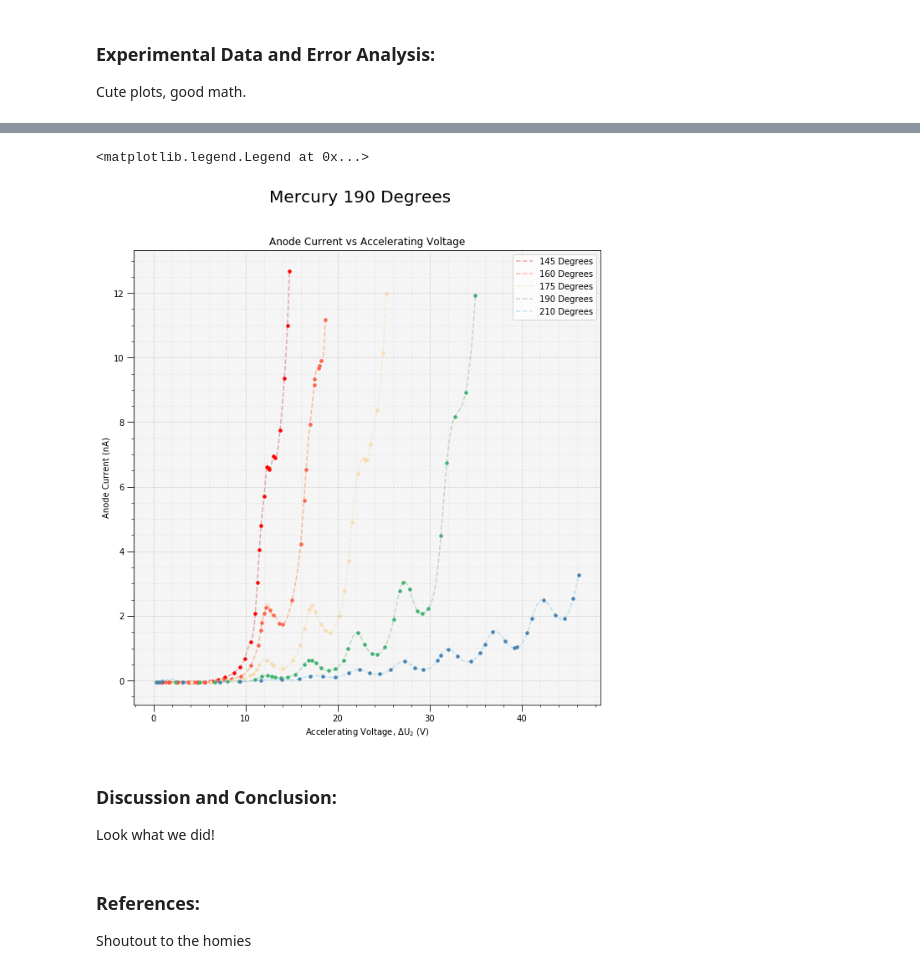
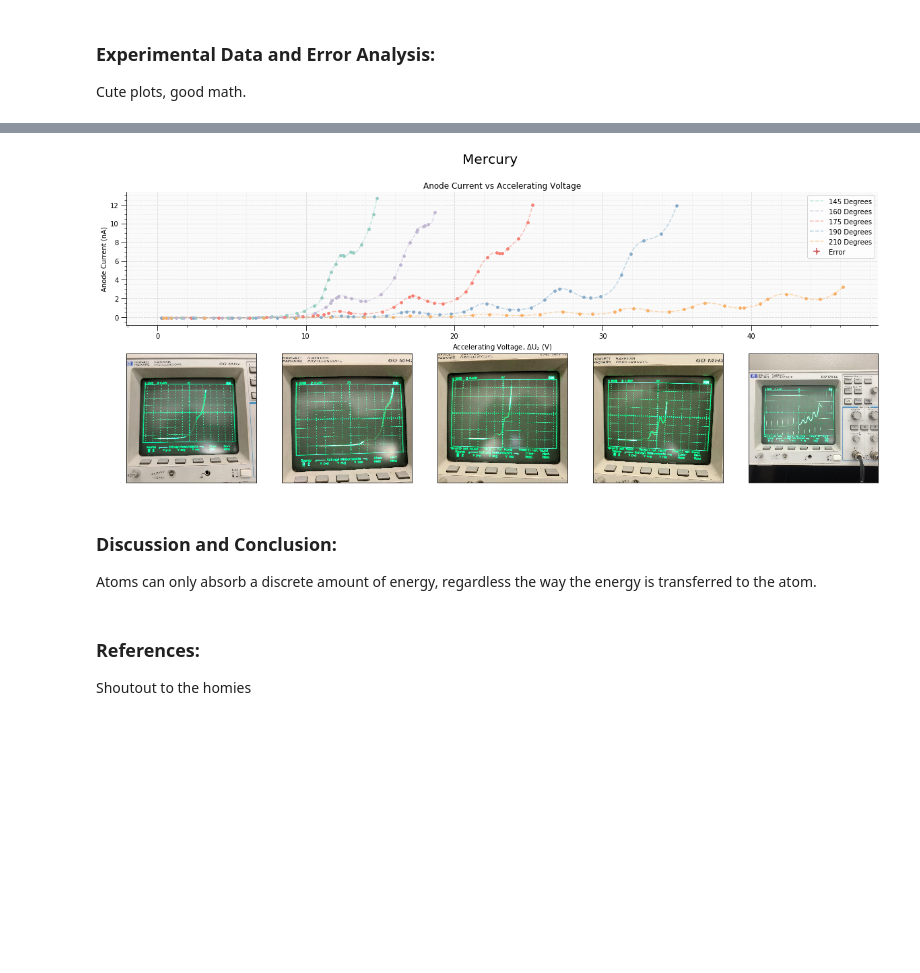
Before and after one commit to devincunningham/In-Rainbows, a Jupyter notebook: Solid State Lab/Franck Hertz Experiment.ipynb, the cells around one changed output, grey strips where cells are left out. Saved outputs shown, nothing was run; the diff lists cells and outputs as text; code cells hidden in the pictures; blank space fills up the shorter version.

```diff
--- a/Solid State Lab/Franck Hertz Experiment.ipynb
+++ b/Solid State Lab/Franck Hertz Experiment.ipynb
@@ -282,42 +121,66 @@ ax.set_yticklabels([])
 # %%
-height_ratios = [10]
-width_ratios = [10]
+height_ratios = [4, 4]
+width_ratios = [4,4,4,4,4]
 wspace = 0
 hspace = 0
 
 fig = plt.figure(figsize=(sum(width_ratios) + wspace * (len(width_ratios) - 1),
                           sum(height_ratios) + hspace * (len(height_ratios) - 1)))
 gs = gridspec.GridSpec(len(height_ratios), len(width_ratios), height_ratios=height_ratios, width_ratios=width_ratios)
-fig.suptitle('Mercury 190 Degrees', fontsize=20)
+fig.suptitle('Mercury', fontsize=20)
 
-ax = fig.add_subplot(gs[0, 0])
-ax.scatter(V_a_145, I_145, marker='o', s=12, c = 'red')
-ax.scatter(V_a_160, I_160, marker='o', s=12, c = 'tomato')
-ax.scatter(V_a_175, I_175, marker='o', s=12, c = 'wheat')
-ax.scatter(V_a_190, I_190, marker='o', s=12, c = 'mediumseagreen')
-ax.scatter(V_a_210, I_210, marker='o', s=12, c = 'steelblue')
-plt.plot(xs_145, ys_145, '--', c='indianred', alpha = .5, zorder=0, label='145 Degrees')
-plt.plot(xs_160, ys_160, '--', c='coral', alpha = .5, zorder=0, label='160 Degrees')
-plt.plot(xs_175, ys_175, '--', c='wheat', alpha = .5, zorder=0, label='175 Degrees')
-plt.plot(xs_190, ys_190, '--', c='darkseagreen', alpha = .5, zorder=0, label='190 Degrees')
-plt.plot(xs_210, ys_210, '--', c='skyblue', alpha = .5, zorder=0, label='210 Degrees')
+ax = fig.add_subplot(gs[0, :])
+ax.scatter(V_a_145, I_145, marker='o', s=12, c = colors[0])
+ax.scatter(V_a_160, I_160, marker='o', s=12, c = colors[1])
+ax.scatter(V_a_175, I_175, marker='o', s=12, c = colors[2])
+ax.scatter(V_a_190, I_190, marker='o', s=12, c = colors[3])
+ax.scatter(V_a_210, I_210, marker='o', s=12, c = colors[4])
+ax.errorbar(V_a_145, I_145, xerr=0.00001, yerr=.01, fmt='.', c='indianred', label='Error', zorder=0)
+ax.errorbar(V_a_160, I_160, xerr=0.00001, yerr=.01, fmt='.', c='indianred', zorder=0)
+ax.errorbar(V_a_175, I_175, xerr=0.00001, yerr=.01, fmt='.', c='indianred', zorder=0)
+ax.errorbar(V_a_190, I_190, xerr=0.00001, yerr=.01, fmt='.', c='indianred', zorder=0)
+ax.errorbar(V_a_210, I_210, xerr=0.00001, yerr=.01, fmt='.', c='indianred', zorder=0)
+plt.plot(xs_145, ys_145, '--', c=colors[0], alpha = .5, zorder=0, label='145 Degrees')
+plt.plot(xs_160, ys_160, '--', c=colors[1], alpha = .5, zorder=0, label='160 Degrees')
+plt.plot(xs_175, ys_175, '--', c=colors[2], alpha = .5, zorder=0, label='175 Degrees')
+plt.plot(xs_190, ys_190, '--', c=colors[3], alpha = .5, zorder=0, label='190 Degrees')
+plt.plot(xs_210, ys_210, '--', c=colors[4], alpha = .5, zorder=0, label='210 Degrees')
 #ax.errorbar(V_a_190, I_190, xerr=0.00001, yerr=.001, fmt='.', c='indianred', label='Error', zorder=0)
 ax.update({'title': 'Anode Current vs Accelerating Voltage',
             'xlabel': 'Accelerating Voltage, $\Delta$U$_{2}$ (V)',
             'ylabel': 'Anode Current (nA)'})
-ax.set_facecolor('whitesmoke')
-ax.minorticks_on()
-ax.tick_params('both', length=8, which='major')
-ax.tick_params('both',length=3, which='minor')
-ax.grid(True, which='major', ls='dashed', alpha=.5)
-ax.grid(True, which='minor', ls='dashed', alpha=.15)
-ax.legend(loc='best')
+beautification()
+
+ax = fig.add_subplot(gs[1,0])
+Mercury145_img = plt.imread('Mercury145.JPG')
+plt.imshow(Mercury145_img)
+minimalization()
+
+ax = fig.add_subplot(gs[1,1])
+Mercury160_img = plt.imread('Mercury160.JPG')
+plt.imshow(Mercury160_img)
+minimalization()
+
+ax = fig.add_subplot(gs[1,2])
+Mercury175_img = plt.imread('Mercury175.JPG')
+plt.imshow(Mercury175_img)
+minimalization()
+
+ax = fig.add_subplot(gs[1,3])
+Mercury190_img = plt.imread('Mercury190.JPG')
+plt.imshow(Mercury190_img)
+minimalization()
+
+ax = fig.add_subplot(gs[1,4])
+Mercury210_img = plt.imread('Mercury210.JPG')
+plt.imshow(Mercury210_img)
+minimalization()
 # %% [output]
-<matplotlib.legend.Legend at 0x...>
-[figure, old version]
+[figure, new version]
-# %% [markdown]
-### Discussion and Conclusion:
-Look what we did!
+# %% [markdown]
+### Discussion and Conclusion:
+Atoms can only absorb a discrete amount of energy, regardless the way the
+energy is transferred to the atom.
 # %% [markdown]
 ### References:
 Shoutout to the homies
```
Also changed, not shown: parts of 13 cells of this notebook, 16 other files.
